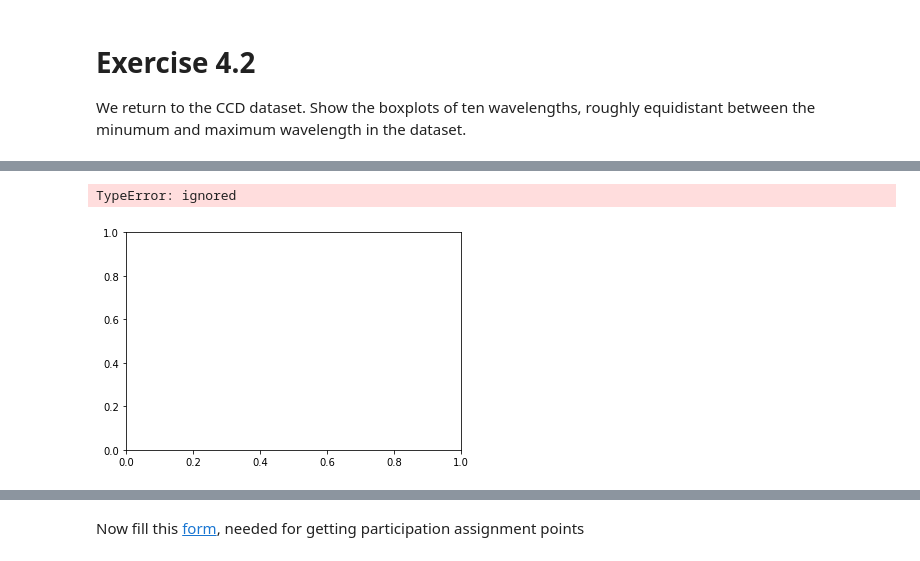
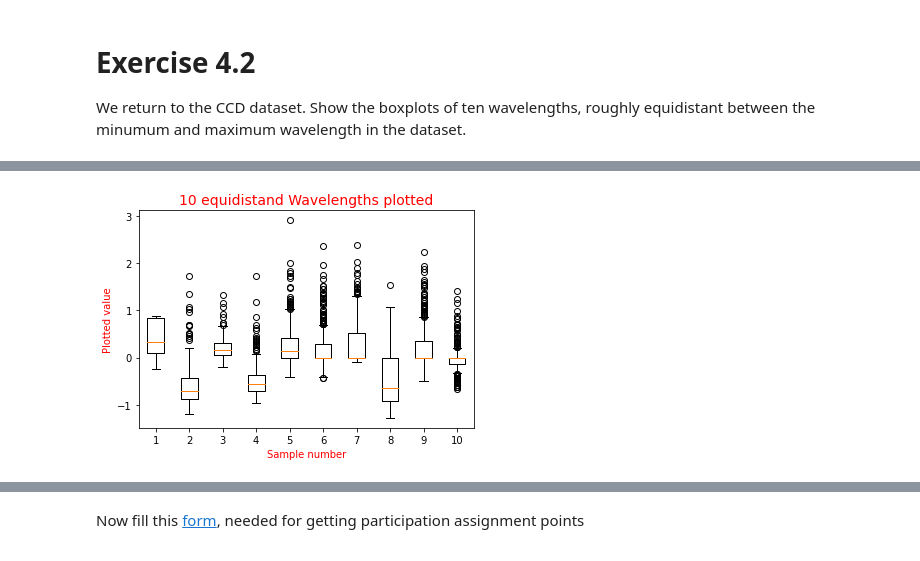
Before and after one commit to studerlukas/Studer-Lukas, a Jupyter notebook: 04_Dataframes_Stats_Plotting.ipynb, the cells around one changed output, grey strips where cells are left out. Saved outputs shown, nothing was run; the diff lists cells and outputs as text; code cells hidden in the pictures.

```diff
--- a/04_Dataframes_Stats_Plotting.ipynb
+++ b/04_Dataframes_Stats_Plotting.ipynb
@@ -203,9 +192,13 @@ memory usage: 9.9+ MB
-# %%
-start_index = 10 # assuming the values to plot start at index 10
-end_index = 20 # assuming the values to plot end at index 20
-values_to_plot = df[start_index:end_index]
-fig, ax = plt.subplots()
-ax.boxplot(values_to_plot)
-# %% [output]
-TypeError: ignored
-[figure, removed]
+# %%
+import matplotlib.pyplot as plt
+import numpy as np
+
+wl1 = df.iloc[:,2]; wl2 = df.iloc[:,24]; wl3 = df.iloc[:,48]; wl4 = df.iloc[:,72]; wl5 = df.iloc[:,96]; wl6 = df.iloc[:,120]; wl7 = df.iloc[:,144]; wl8 = df.iloc[:,148]; wl9 = df.iloc[:,170]; wl10 = df.iloc[:,196]
+data = [wl1, wl2, wl3, wl4, wl5, wl6, wl7, wl8, wl9, wl10]
+plt.boxplot(data)
+plt.title('10 equidistand Wavelengths plotted', color='red', fontsize = 14)
+plt.xlabel('Sample number', color='red')
+plt.ylabel('Plotted value', color='red')
+plt.show()
+# %% [output]
+[figure, added]
```
Also changed, not shown: parts of 9 cells of this notebook.
